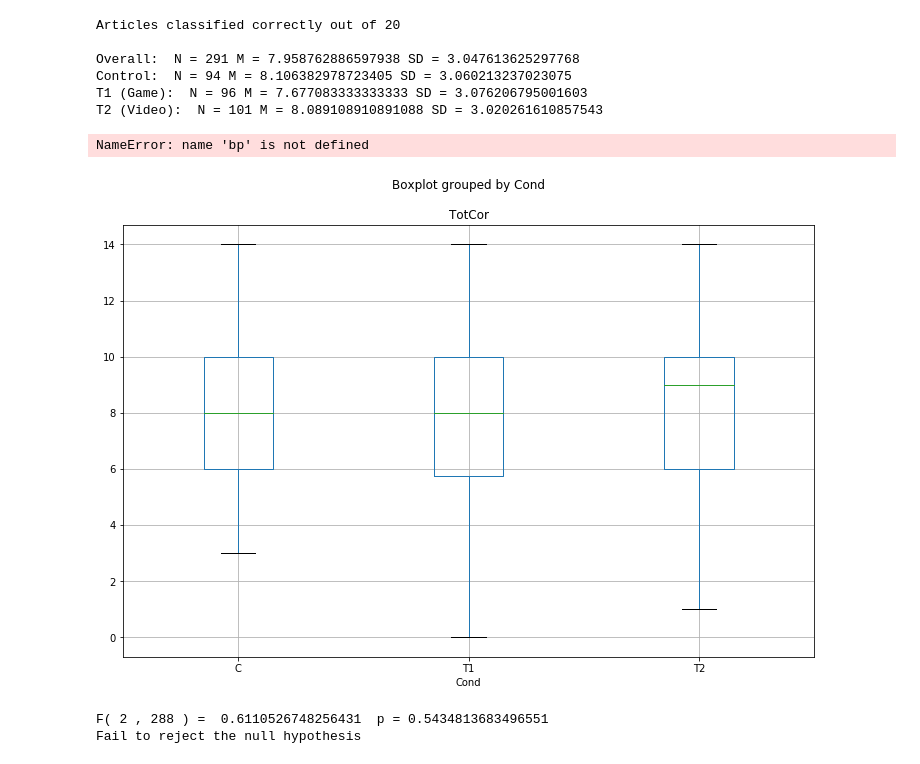
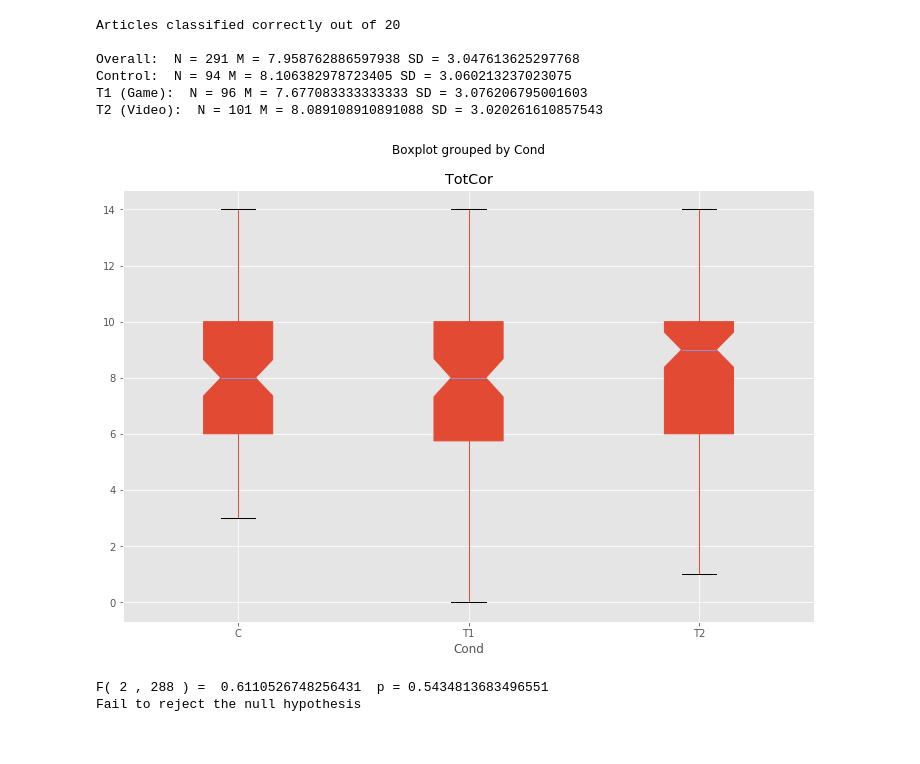
Before and after one commit to jimkaj/w210_FakeNews, a Jupyter notebook: FakeNewsExperiment.ipynb, the cells around one changed output. Saved outputs shown, nothing was run; the diff lists cells and outputs as text; code cells hidden in the pictures.

```diff
--- a/FakeNewsExperiment.ipynb
+++ b/FakeNewsExperiment.ipynb
@@ -167,7 +167,6 @@ T1 (Game):  N = 96 M = 7.677083333333333 SD = 3.076206795001603
 T2 (Video):  N = 101 M = 8.089108910891088 SD = 3.020261610857543
 # %%
 # Create Box Plot
-data.boxplot('TotCor', by='Cond', figsize=(12,8))
+bplot1 = data.boxplot('TotCor', by='Cond', notch=True, patch_artist=True, labels=labels, figsize=(12,8))
 # %% [output]
-NameError: name 'bp' is not defined
-[figure, old version]
+[figure, new version]
```
Also changed, not shown: parts of 43 cells of this notebook.
